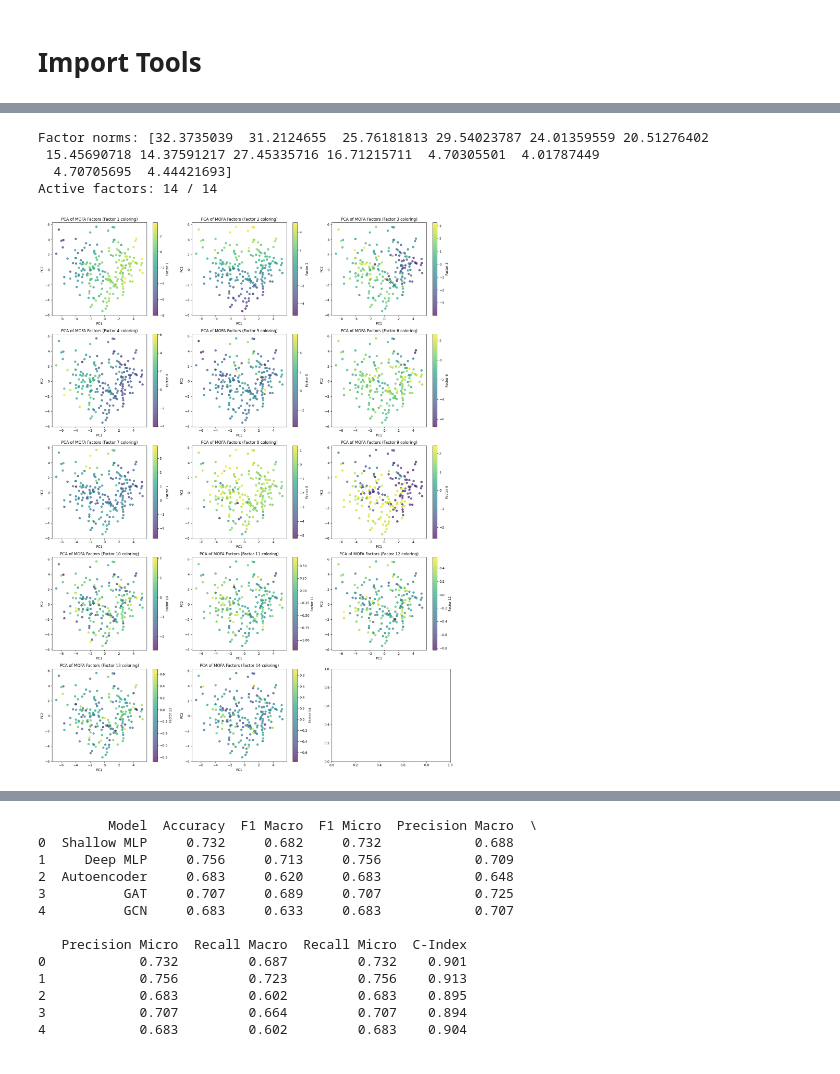
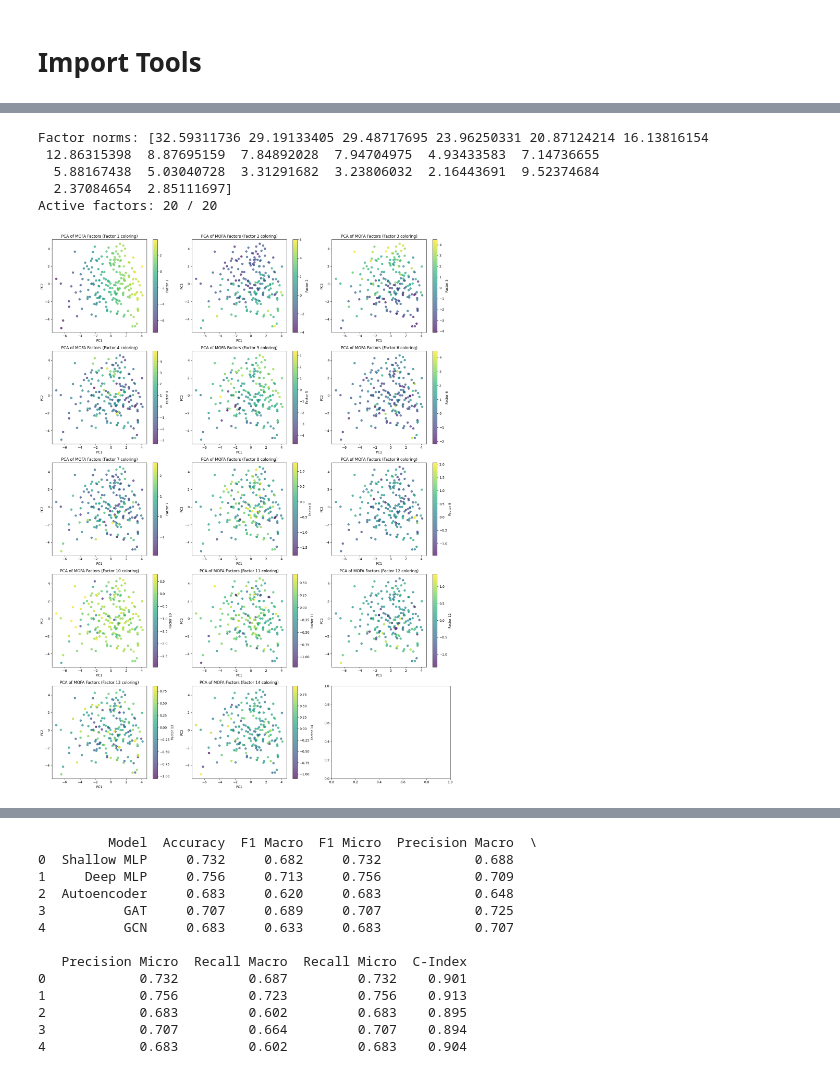
Before and after one commit to Shahriar1638/Multi-omics-Cancer-subtype, a Jupyter notebook: Mofa_with_3Omics_bestScore_backup_2.ipynb, the cells around one changed output, grey strips where cells are left out. Drawn from its saved outputs; the diff is of its cells as text; code cells hidden in the pictures.

```diff
--- a/Mofa_with_3Omics_bestScore_backup_2.ipynb
+++ b/Mofa_with_3Omics_bestScore_backup_2.ipynb
@@ -27,22 +24,0 @@ device = torch.device('cuda' if torch.cuda.is_available() else 'cpu')
-# %%
-expression_data = pd.read_csv('../TCGA-SARC.star_tpm.tsv', sep='\t', index_col=0)  # Gene expression (TPM)
-methylation_data = pd.read_csv('../TCGA-SARC.methylation450.tsv', sep='\t', index_col=0)  # DNA methylation
-copy_number_data = pd.read_csv('../TCGA-SARC.gene-level_absolute.tsv', sep='\t', index_col=0) # Copy number variations
-
-try:
-    phenotype_data = pd.read_csv('../TCGA-SARC.clinical.tsv', sep='\t', index_col=0)
-except Exception as e:
-    print("Error while loading phenotype_data:", e)
-    with open('../TCGA-SARC.clinical.tsv', 'r') as f:
-        for i, line in enumerate(f):
-            try:
-                pd.read_csv(pd.compat.StringIO(line), sep='\t')
-            except Exception as row_e:
-                print(f"Error in line {i}: {row_e}")
-    phenotype_data = pd.read_csv('../TCGA-SARC.clinical.tsv', sep='\t', index_col=0, on_bad_lines='skip')
-
-print("Data shapes:")
-print(f"Expression data: {expression_data.shape}")
-print(f"Methylation data: {methylation_data.shape}")
-print(f"Copy number data: {copy_number_data.shape}")
-print(f"Phenotype data: {phenotype_data.shape}")
@@ -331,0 +25,12 @@ Common samples: 205
+# %%
+# load dataset
+
+expression_data = pd.read_csv("../NewDatasets/processed_expression_FXS_OG.csv", index_col=0).T
+methylation_data = pd.read_csv("../NewDatasets/processed_methylation_FXS_OG.csv", index_col=0).T
+copy_number_data = pd.read_csv("../NewDatasets/processed_cnv_FXS_OG.csv", index_col=0).T
+phenotype_data_clean2 = pd.read_csv("../NewDatasets/processed_phenotype_FXS_OG.csv", index_col=0)
+labels = pd.read_csv("../NewDatasets/processed_labels_3Omics_FXS_OG.csv", index_col=0)
+subtype_encoded = pd.read_csv("../NewDatasets/subtype_encoded_FXS_MOFA_3Omics.csv", index_col=0)
+expression_data_scaled = pd.DataFrame(StandardScaler().fit_transform(expression_data), index=expression_data.index, columns=expression_data.columns)
+methylation_scaled = pd.DataFrame(StandardScaler().fit_transform(methylation_data), index=methylation_data.index, columns=methylation_data.columns)
+copy_number_scaled = pd.DataFrame(StandardScaler().fit_transform(copy_number_data), index=copy_number_data.index, columns=copy_number_data.columns)
@@ -338,9 +48,9 @@ try:
 except:
     pass
 data_list = [
-    [expression_data_scaled.T.values.astype(np.float32)],   # view 0, group 0
-    [methylation_scaled.T.values.astype(np.float32)],       # view 1, group 0
-    [copy_number_scaled.T.values.astype(np.float32)]       # view 2, group 0
+    [expression_data_scaled.values],   # view 0, group 0
+    [methylation_scaled.values],       # view 1, group 0
+    [copy_number_scaled.values]       # view 2, group 0
 ]
 
 # Initialise MOFA
@@ -352,7 +62,7 @@ ent.set_data_options(
 ent.set_data_matrix(data_list)
 
 ent.set_model_options(
-    factors=14,
+    factors=20,
     spikeslab_weights=True,
     ard_factors=True,
     ard_weights=True
@@ -469,38 +179,39 @@ print("Factor norms:", factor_norms)
 active_factors = np.sum(factor_norms > 1e-2)  # threshold can be adjusted
 print(f"Active factors: {active_factors} / {factors.shape[1]}")
 # %% [output]
-Factor norms: [32.3735039  31.2124655  25.76181813 29.54023787 24.01359559 20.51276402
- 15.45690718 14.37591217 27.45335716 16.71215711  4.70305501  4.01787449
-  4.70705695  4.44421693]
-Active factors: 14 / 14
+Factor norms: [32.59311736 29.19133405 29.48717695 23.96250331 20.87124214 16.13816154
+ 12.86315398  8.87695159  7.84892028  7.94704975  4.93433583  7.14736655
+  5.88167438  5.03040728  3.31291682  3.23806032  2.16443691  9.52374684
+  2.37084654  2.85111697]
+Active factors: 20 / 20
 # %%
 # PCA plots for all 15 MOFA factors
 import matplotlib.pyplot as plt
 from sklearn.decomposition import PCA
 
 # factors: (n_samples, n_factors)
 factors_array = np.array(factors)
-labels = subtype_encoded.loc[common_samples].values
+# labels = subtype_encoded.loc[common_samples].values
 
 pca = PCA(n_components=2)
 
 fig, axes = plt.subplots(5, 3, figsize=(18, 24))
 axes = axes.flatten()
 
 for i in range(14):
     # For each factor, use all factors for PCA, but color by the i-th factor
     pca_result = pca.fit_transform(factors_array)
     ax = axes[i]
     scatter = ax.scatter(pca_result[:,0], pca_result[:,1], c=factors_array[:,i], cmap='viridis', alpha=0.7)
     ax.set_title(f'PCA of MOFA Factors (Factor {i+1} coloring)')
     ax.set_xlabel('PC1')
     ax.set_ylabel('PC2')
     plt.colorbar(scatter, ax=ax, label=f'Factor {i+1}')
 
 plt.tight_layout()
 plt.show()
 # %% [output]
-[figure, old version]
+[figure, new version]
 # %%
 from sklearn.linear_model import LogisticRegression
 from sklearn.model_selection import train_test_split
```
Also changed, not shown: parts of 33 cells of this notebook, 14 other files.
